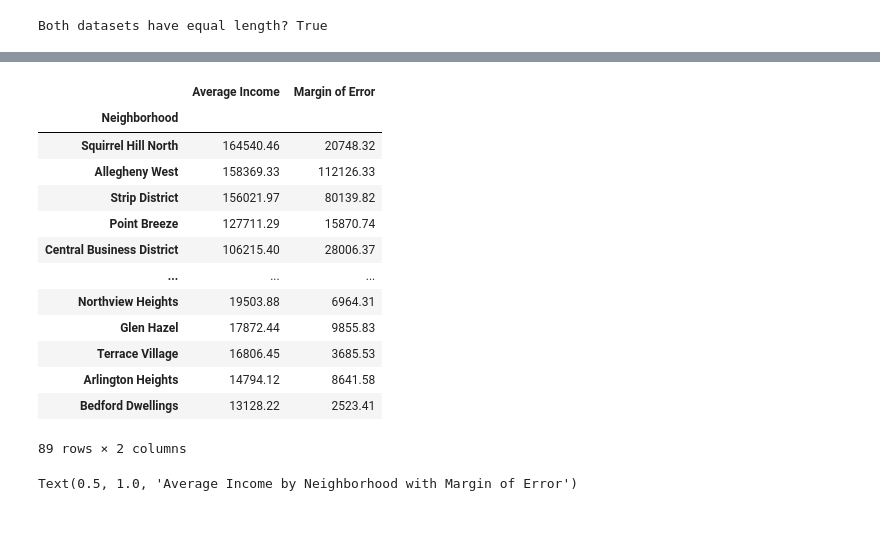
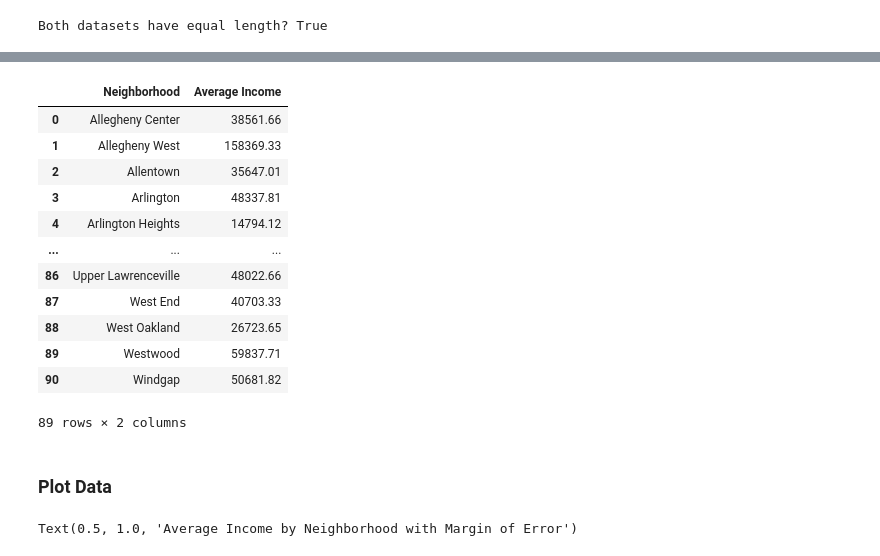
Before and after one commit to stanleytengg/CMPINF0010-Final-Project, a Jupyter notebook: Final.ipynb, the cells around one changed output, grey strips where cells are left out. Cells and saved outputs as stored; diff of their text form; code cells hidden in the pictures; blank space fills up the shorter version.

```diff
--- a/Final.ipynb
+++ b/Final.ipynb
@@ -225,30 +318,24 @@ Both datasets have equal length? True
 # %%
-#calculate averages and margin of error
-moe_income = income['Margin_of_error'] / income['Total_income']
-moe_individuals = individuals['Margin_of_error'] / individuals['Total_individuals']
-relative_moe = np.sqrt(moe_income ** 2 + moe_individuals ** 2)
-average_income = income['Total_income'] / individuals['Total_individuals']
-moe_average_income = relative_moe * average_income
-result = pd.DataFrame({
+# This dataframe is here just for future use
+ave_income_res = pd.DataFrame({
     'Neighborhood': income['Neighborhood'],
-    'Average Income': average_income,
-    'Margin of Error': moe_average_income})
-result = result.set_index('Neighborhood')
-result = result.sort_values('Average Income', ascending=False)
-result
+    'Average Income': average_income
+})
+ave_income_res
 # %% [output]
-|  | Average Income | Margin of Error |
-| Neighborhood |  |  |
-| Squirrel Hill North | 164540.46 | 20748.32 |
-| Allegheny West | 158369.33 | 112126.33 |
-| Strip District | 156021.97 | 80139.82 |
-| Point Breeze | 127711.29 | 15870.74 |
-| Central Business District | 106215.40 | 28006.37 |
+|  | Neighborhood | Average Income |
+| 0 | Allegheny Center | 38561.66 |
+| 1 | Allegheny West | 158369.33 |
+| 2 | Allentown | 35647.01 |
+| 3 | Arlington | 48337.81 |
+| 4 | Arlington Heights | 14794.12 |
 | ... | ... | ... |
-| Northview Heights | 19503.88 | 6964.31 |
-| Glen Hazel | 17872.44 | 9855.83 |
-| Terrace Village | 16806.45 | 3685.53 |
-| Arlington Heights | 14794.12 | 8641.58 |
-| Bedford Dwellings | 13128.22 | 2523.41 |
+| 86 | Upper Lawrenceville | 48022.66 |
+| 87 | West End | 40703.33 |
+| 88 | West Oakland | 26723.65 |
+| 89 | Westwood | 59837.71 |
+| 90 | Windgap | 50681.82 |
 89 rows × 2 columns
+# %% [markdown]
+### Plot Data
 # %%
```
Also changed, not shown: parts of 39 cells of this notebook.
